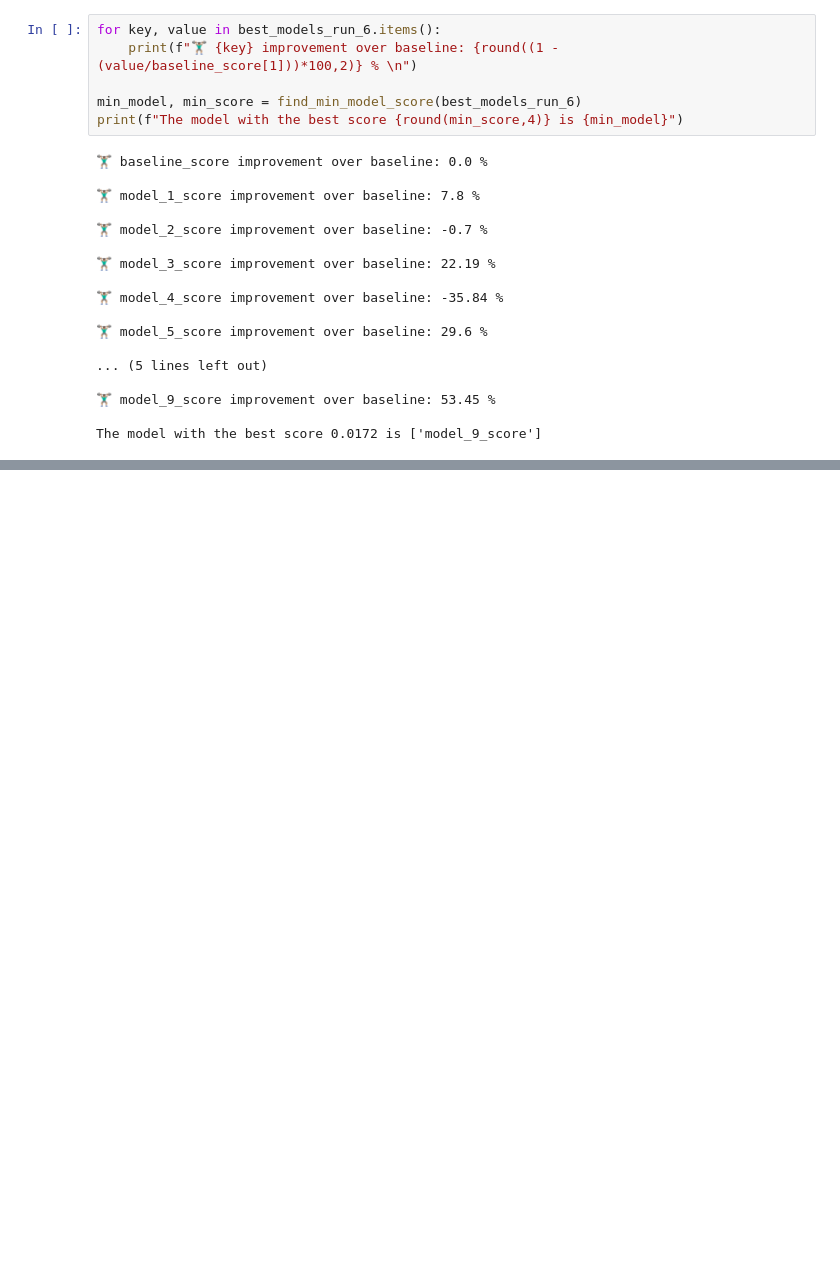
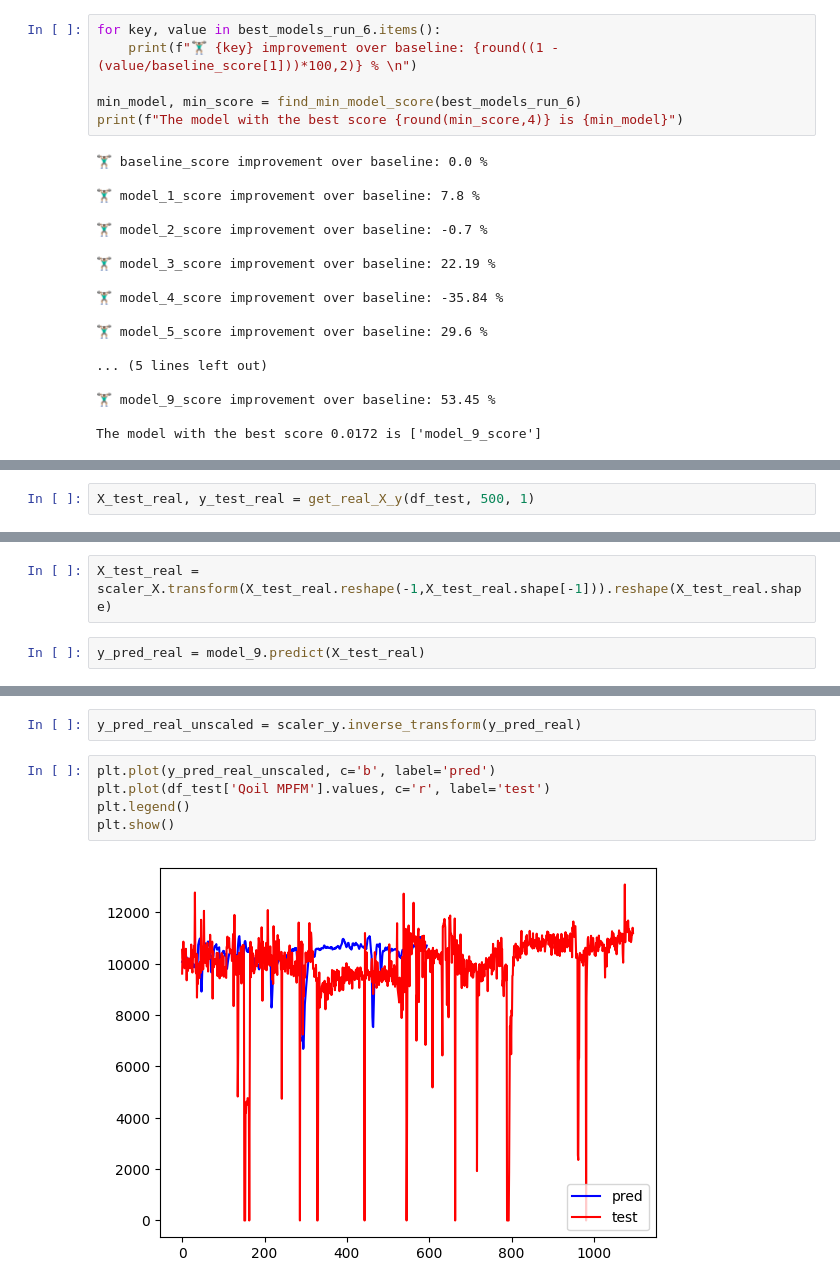
Before and after one commit to mattwagon/oil_production_prediction, a Jupyter notebook: notebooks/eduardo - rnn-model.ipynb, the cells around one changed output, grey strips where cells are left out. Saved outputs shown, nothing was run; the diff lists cells and outputs as text; blank space fills up the shorter version.

```diff
--- a/notebooks/eduardo - rnn-model.ipynb
+++ b/notebooks/eduardo - rnn-model.ipynb
@@ -1697,0 +1868,2 @@ The model with the best score 0.0172 is ['model_9_score']
+# %%
+X_test_real, y_test_real = get_real_X_y(df_test, 500, 1)
@@ -1697,0 +1874,4 @@ The model with the best score 0.0172 is ['model_9_score']
+# %%
+X_test_real = scaler_X.transform(X_test_real.reshape(-1,X_test_real.shape[-1])).reshape(X_test_real.shape)
+# %%
+y_pred_real = model_9.predict(X_test_real)
@@ -1697,0 +1880,9 @@ The model with the best score 0.0172 is ['model_9_score']
+# %%
+y_pred_real_unscaled = scaler_y.inverse_transform(y_pred_real)
+# %%
+plt.plot(y_pred_real_unscaled, c='b', label='pred')
+plt.plot(df_test['Qoil MPFM'].values, c='r', label='test')
+plt.legend()
+plt.show()
+# %% [output]
+[figure, added]
```
Also changed, not shown: parts of 88 cells of this notebook.
